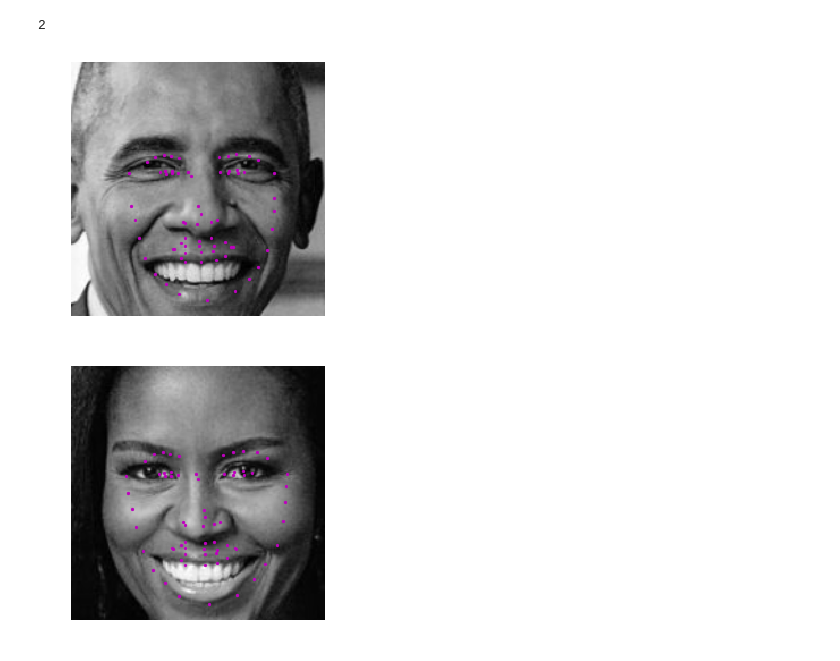
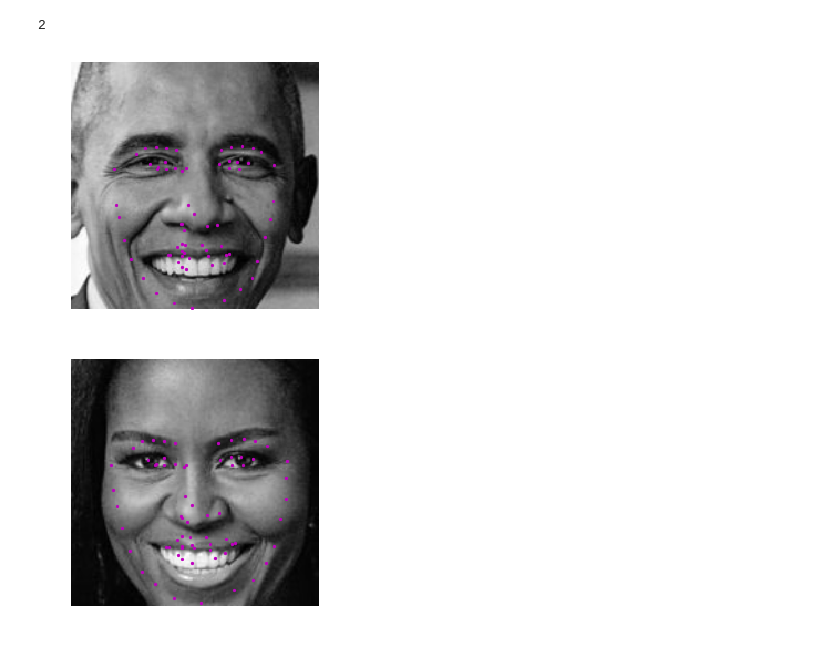
Before and after one commit to lb5160482/cvnd_P1_Facial_Keypoints, a Jupyter notebook: 3. Facial Keypoint Detection, Complete Pipeline.ipynb, the cells around one changed output. Saved outputs shown, nothing was run; the diff lists cells and outputs as text; code cells hidden in the pictures.

```diff
--- a/3. Facial Keypoint Detection, Complete Pipeline.ipynb
+++ b/3. Facial Keypoint Detection, Complete Pipeline.ipynb
@@ -51,7 +51,7 @@ face_cascade = cv2.CascadeClassifier('detector_architectures/haarcascade_frontal
 # run the detector
 # the output here is an array of detections; the corners of each detection box
 # if necessary, modify these parameters until you successfully identify every face in a given image
-faces = face_cascade.detectMultiScale(image, 1.1,8)
+faces = face_cascade.detectMultiScale(image, 1.1,10)
 
 # make a copy of the original image to plot detections on
 image_with_detections = image.copy()
@@ -77,6 +77,7 @@ First, load your best model by its filename.
 # %%
 import torch
 from models_1 import Net
+# from models_2 import Net
 
 device = torch.device("cuda:0" if torch.cuda.is_available() else "cpu")
 net = Net()
@@ -84,7 +85,8 @@ net = Net()
 
 ## TODO: load the best saved model parameters (by your path name)
 ## You'll need to un-comment the line below and add the correct name for *your* saved model
-net.load_state_dict(torch.load('saved_models/keypoints_model_1.pt'))
+# net.load_state_dict(torch.load('saved_models/keypoints_model_1.pt'))
+net.load_state_dict(torch.load('saved_models/keypoints_model_2.pt'))
 
 ## print out your net and prepare it for testing (uncomment the line below)
 net.eval()
@@ -188,32 +187,32 @@ len(all_faces)
 # %%
 # visualize the output
 # by default this shows a batch of 10 images
 def visualize_output(test_images, test_outputs, gt_pts=None, batch_size=10):
 
     for i in range(len(test_images)):
         plt.figure(figsize=(10,10))
-        ax = plt.subplot(1,len(test_images) , i+1)
+        ax = plt.subplot(2,len(test_images)/2 , i+1)
 
         # un-transform the predicted key_pts data
         predicted_key_pts = test_outputs[i].data
 #         predicted_key_pts = predicted_key_pts.numpy()
         if (torch.cuda.is_available()):
             predicted_key_pts = predicted_key_pts.cpu().numpy()   # use cuda
         else:
             predicted_key_pts = predicted_key_pts.numpy()
         # undo normalization of keypoints
         predicted_key_pts = predicted_key_pts*50.0+100
 
         # call show_all_keypoints
         show_all_keypoints(np.squeeze(all_faces[i]), predicted_key_pts[0])
 
         plt.axis('off')
 
 
     plt.show()
 
 # call it
 visualize_output(all_faces, all_predicts)
 # %% [output]
-[figure, old version]
+[figure, new version]
-[figure, old version]
+[figure, new version]
```
Also changed, not shown: parts of 1 cell of this notebook.
